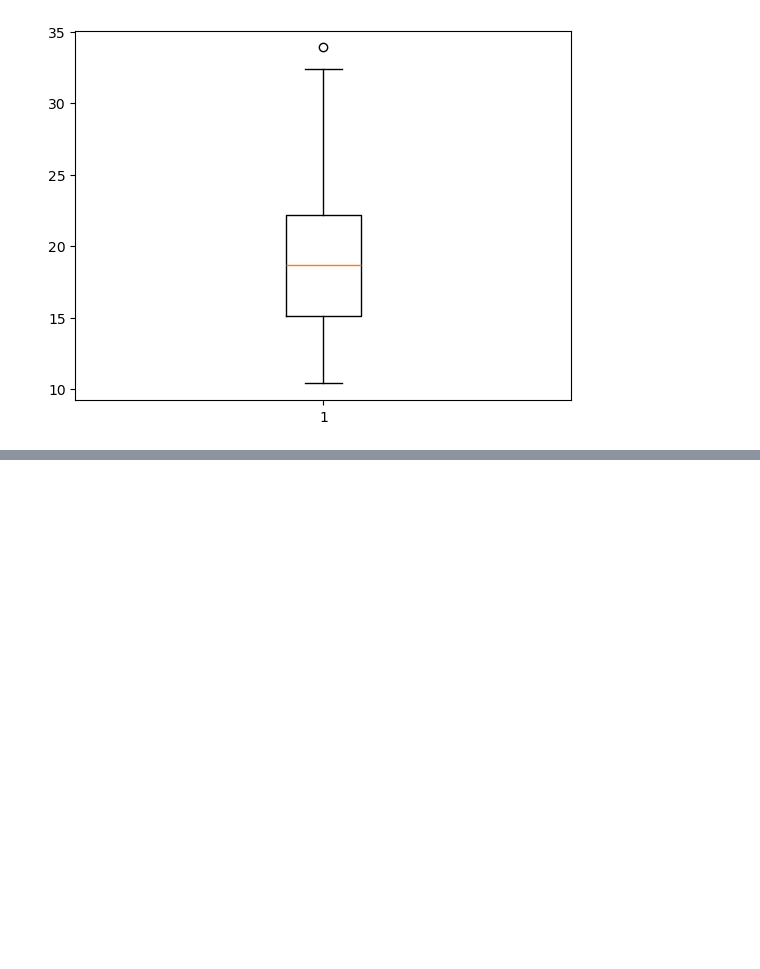
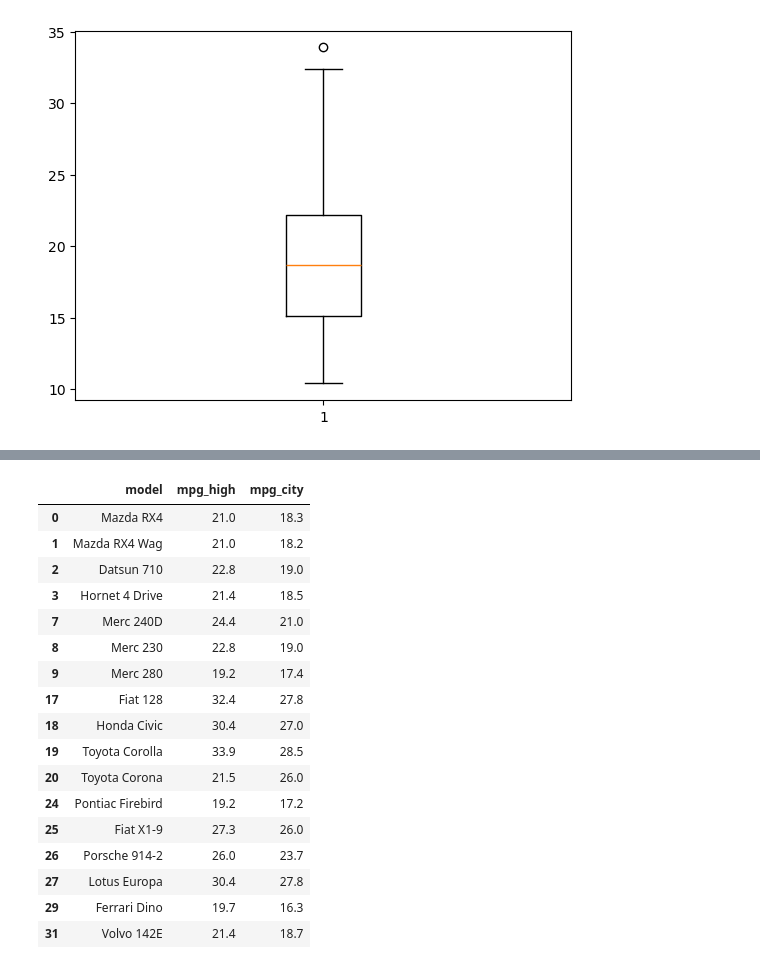
Before and after one commit to chirag-khandekar/cars-data-analysis, a Jupyter notebook: EDA-MT-Cars.ipynb, the cells around one changed output, grey strips where cells are left out. Saved outputs shown, nothing was run; the diff lists cells and outputs as text; code cells hidden in the pictures; blank space fills up the shorter version.

```diff
--- a/EDA-MT-Cars.ipynb
+++ b/EDA-MT-Cars.ipynb
@@ -215,0 +236,22 @@ plt.show()
+# %%
+# Find the cars whose city mileage is greater than 16 and highway mileage greater than 19
+cars[(cars['mpg_city']>16) & (cars['mpg_high']>19)][['model','mpg_high','mpg_city']]
+# %% [output]
+|  | model | mpg_high | mpg_city |
+| 0 | Mazda RX4 | 21.0 | 18.3 |
+| 1 | Mazda RX4 Wag | 21.0 | 18.2 |
+| 2 | Datsun 710 | 22.8 | 19.0 |
+| 3 | Hornet 4 Drive | 21.4 | 18.5 |
+| 7 | Merc 240D | 24.4 | 21.0 |
+| 8 | Merc 230 | 22.8 | 19.0 |
+| 9 | Merc 280 | 19.2 | 17.4 |
+| 17 | Fiat 128 | 32.4 | 27.8 |
+| 18 | Honda Civic | 30.4 | 27.0 |
+| 19 | Toyota Corolla | 33.9 | 28.5 |
+| 20 | Toyota Corona | 21.5 | 26.0 |
+| 24 | Pontiac Firebird | 19.2 | 17.2 |
+| 25 | Fiat X1-9 | 27.3 | 26.0 |
+| 26 | Porsche 914-2 | 26.0 | 23.7 |
+| 27 | Lotus Europa | 30.4 | 27.8 |
+| 29 | Ferrari Dino | 19.7 | 16.3 |
+| 31 | Volvo 142E | 21.4 | 18.7 |
```
Also changed, not shown: parts of 6 cells of this notebook.
